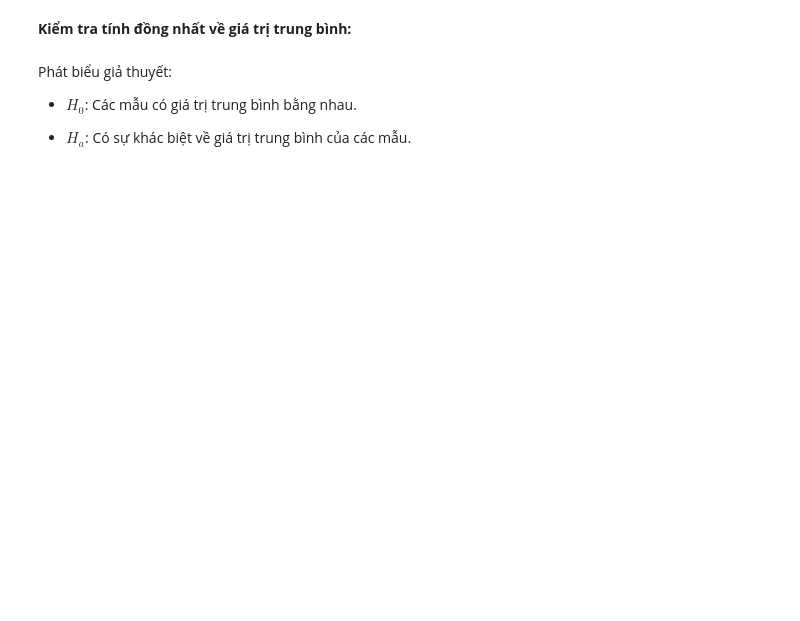
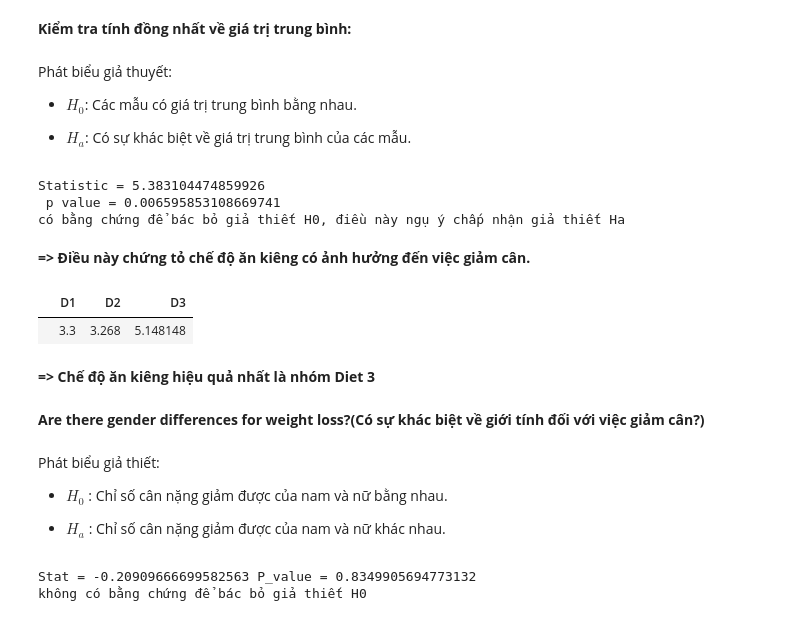
Before and after one commit to lmquann/DoAnPTDLPython2022, a Jupyter notebook: DOAN_ThongKeSuyDien.ipynb, the cells around one changed output. Drawn from its saved outputs; the diff is of its cells as text; code cells hidden in the pictures; blank space fills up the shorter version.

```diff
--- a/DOAN_ThongKeSuyDien.ipynb
+++ b/DOAN_ThongKeSuyDien.ipynb
@@ -48,0 +83,4 @@ df
+# %%
+w1 = df[(df["Diet"] == 1)]["Weightlost"]
+w2 = df[(df["Diet"] == 2)]["Weightlost"]
+w3 = df[(df["Diet"] == 3)]["Weightlost"]
@@ -94,12 +172,29 @@ Phát biểu giả thuyết:
 
 + $H_a$: Có sự khác biệt về giá trị trung bình của các mẫu.
 # %%
-def anova(data):
-    series = []
-    for i in data.columns:
-        series.append(data[i].dropna())
-    sts, p = stats.f_oneway(*series)
-    if p > 0.05:
-        print("không có bằng chứng để bác bỏ giả thiết H0")
-    else:
-        print("có bằng chứng để bác bỏ giả thiết H0, điều này ngụ ý chấp nhận giả thiết Ha")
+stat, p = st.f_oneway(w1, w2, w3)
+print("Statistic =", stat, "\n", "p value =", p)
+if p > 0.05:
+  print("không có bằng chứng để bác bỏ giả thiết H0")
+else:
+  print("có bằng chứng để bác bỏ giả thiết H0, điều này ngụ ý chấp nhận giả thiết Ha")
+# %% [output]
+Statistic = 5.383104474859926
+ p value = 0.006595853108669741
+có bằng chứng để bác bỏ giả thiết H0, điều này ngụ ý chấp nhận giả thiết Ha
+# %% [markdown]
+**=> Điều này chứng tỏ chế độ ăn kiêng có ảnh hưởng đến việc giảm cân.**
+# %%
+d = {}
+d["D1"] = np.mean(w1)
+d["D2"] = np.mean(w2)
+d["D3"] = np.mean(w3)
+d0 = pd.DataFrame(d, index=[''])
+d0
+# %% [output]
+|  | D1 | D2 | D3 |
+|  | 3.3 | 3.268 | 5.148148 |
+# %% [markdown]
+**=> Chế độ ăn kiêng hiệu quả nhất là nhóm Diet 3**
+# %% [markdown]
+**Are there gender differences for weight loss?(Có sự khác biệt về giới tính đối với việc giảm cân?)**
@@ -105,0 +205,16 @@ def anova(data):
+# %% [markdown]
+Phát biểu giả thiết:
+
++ $H_0$ : Chỉ số cân nặng giảm được của nam và nữ bằng nhau.
+
++ $H_a$ : Chỉ số cân nặng giảm được của nam và nữ khác nhau.
+# %%
+ttest_score, p = st.ttest_ind(g0, g1, equal_var=False)
+print("Stat =", ttest_score, "P_value =", p)
+if p > 0.05:
+    print("không có bằng chứng để bác bỏ giả thiết H0")
+else:
+    print("có bằng chứng để bác bỏ giả thiết H0, điều này ngụ ý chấp nhận giả thiết Ha")
+# %% [output]
+Stat = -0.20909666699582563 P_value = 0.8349905694773132
+không có bằng chứng để bác bỏ giả thiết H0
```
Also changed, not shown: parts of 23 cells of this notebook.
